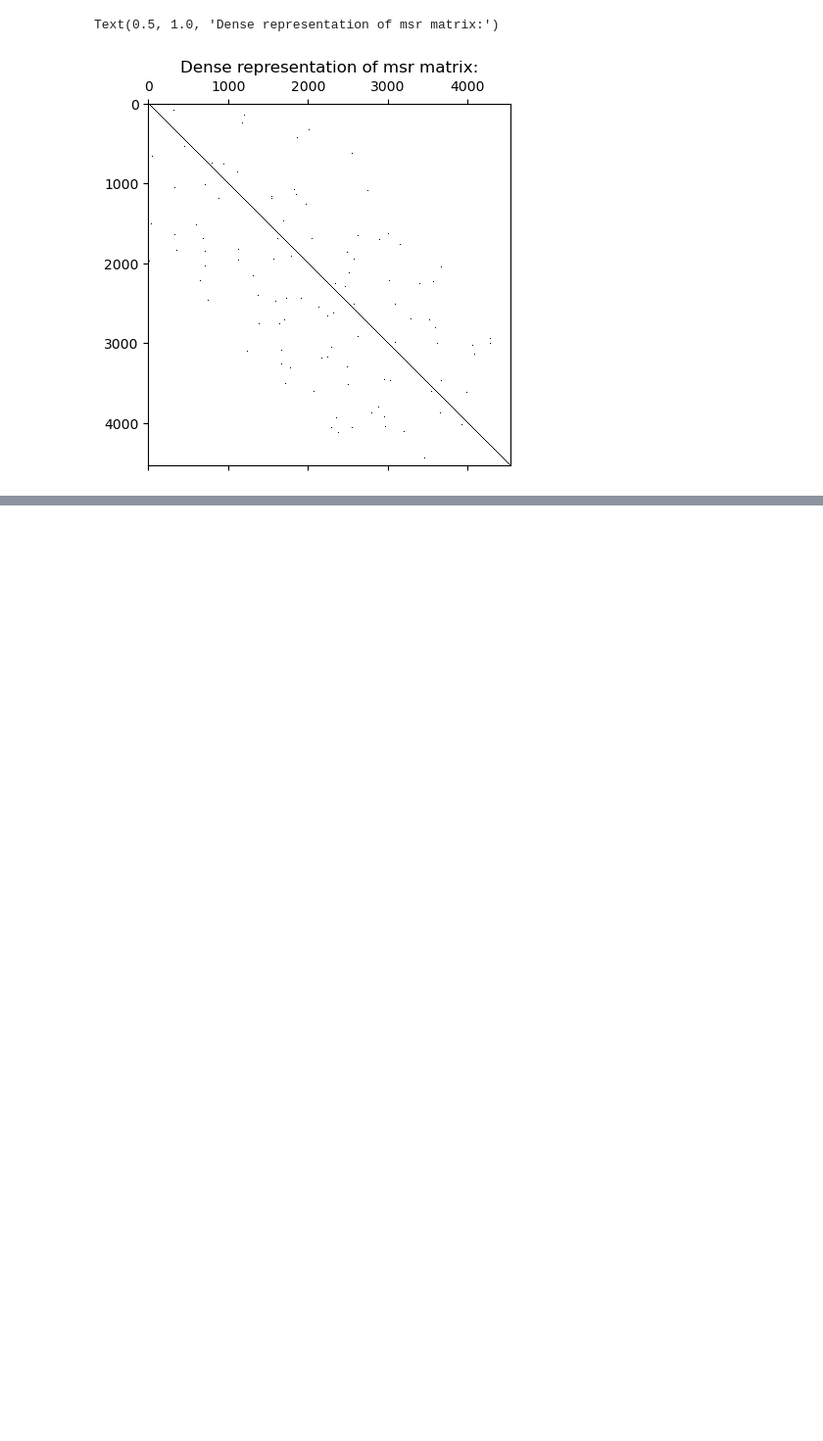
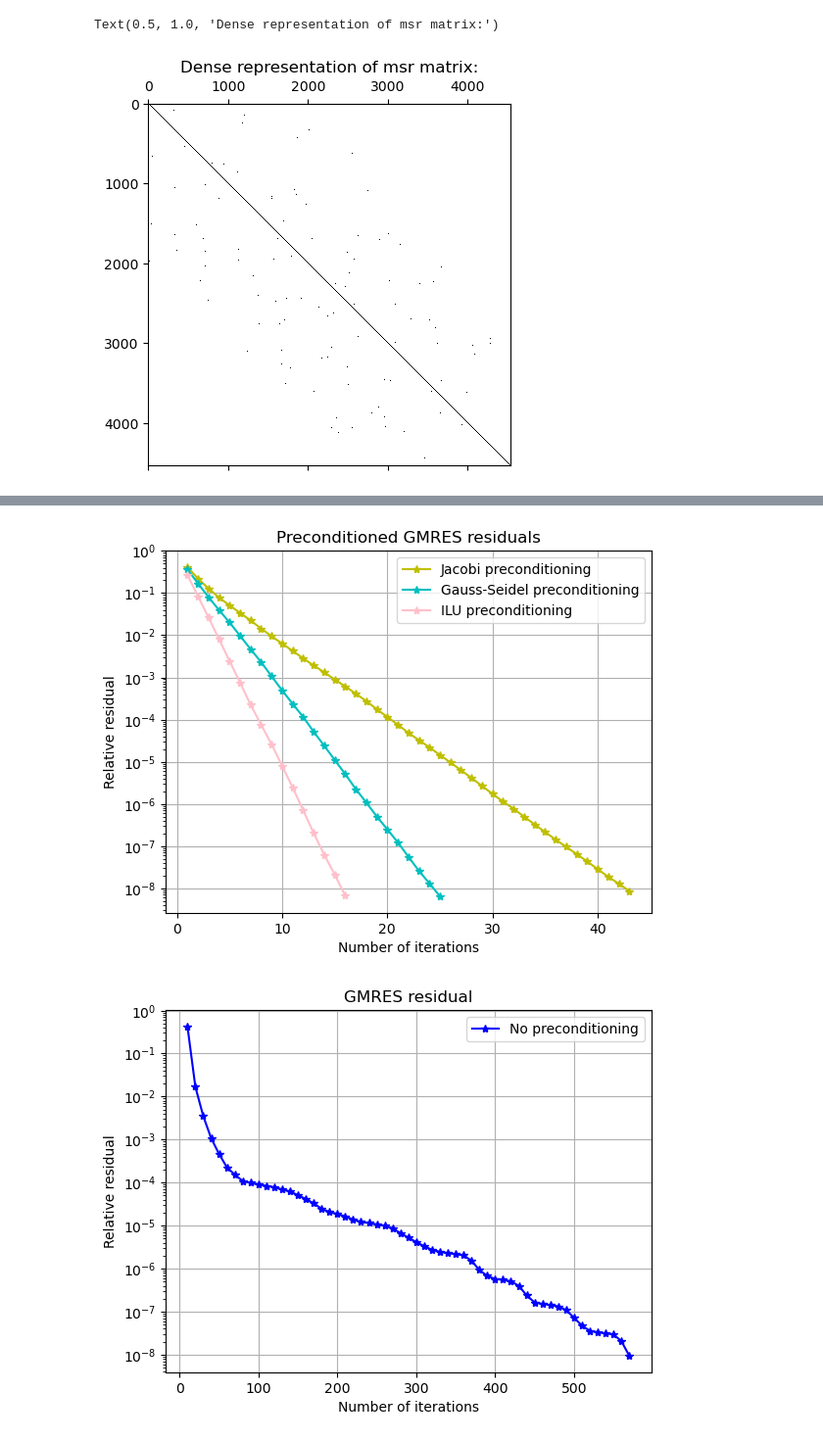
Before and after one commit to Lezgo11/FIShy, a Jupyter notebook: test_msr.ipynb, the cells around one changed output, grey strips where cells are left out. Shown at 98% size. Saved outputs shown, nothing was run; the diff lists cells and outputs as text; code cells hidden in the pictures; blank space fills up the shorter version.

```diff
--- a/test_msr.ipynb
+++ b/test_msr.ipynb
@@ -276,0 +227,35 @@ x_200, res_200, it_200,j_200 = GMRES(A, b, restart=200, tol=1e-8, maxiter=600,pr
+# %%
+x, residuals, x_axis = gmres_2(filename, relative_residual=1e-8,k_dim=10, max_iterations=600, precon_method="identity")
+# %%
+x_j, residuals_j, x_axis_j = gmres_2(filename, relative_residual=1e-8,k_dim=1, max_iterations=600, precon_method="jacobi")
+# %%
+x_g, residuals_g, x_axis_g = gmres_2(filename, relative_residual=1e-8,k_dim=1, max_iterations=600, precon_method="gauss")
+# %%
+x_i, residuals_i, x_axis_i = gmres_2(filename, relative_residual=1e-8,k_dim=1, max_iterations=600, precon_method="ilu")
+# %%
+plt.title("Preconditioned GMRES residuals")
+plt.xlabel("Number of iterations")
+plt.ylabel("Relative residual")
+
+plt.semilogy(x_axis_j, residuals_j,  '*-', color='y', label="Jacobi preconditioning")
+plt.semilogy(x_axis_g, residuals_g, '*-', color='c', label="Gauss-Seidel preconditioning")
+plt.semilogy(x_axis_i, residuals_i, '*-', color='pink', label="ILU preconditioning")
+
+
+
+plt.legend()
+plt.grid()
+plt.show()
+
+plt.title("GMRES residual")
+plt.xlabel("Number of iterations")
+plt.ylabel("Relative residual")
+plt.semilogy(x_axis, residuals, '*-', color='b', label="No preconditioning")
+plt.legend()
+plt.grid()
+plt.show()
+
+#print(f"Error eucledean norm: {np.linalg.norm(x[:len(residuals)] - residuals)}")
+# %% [output]
+[figure, added]
+[figure, added]
```
Also changed, not shown: parts of 20 cells of this notebook, 3 other files.
